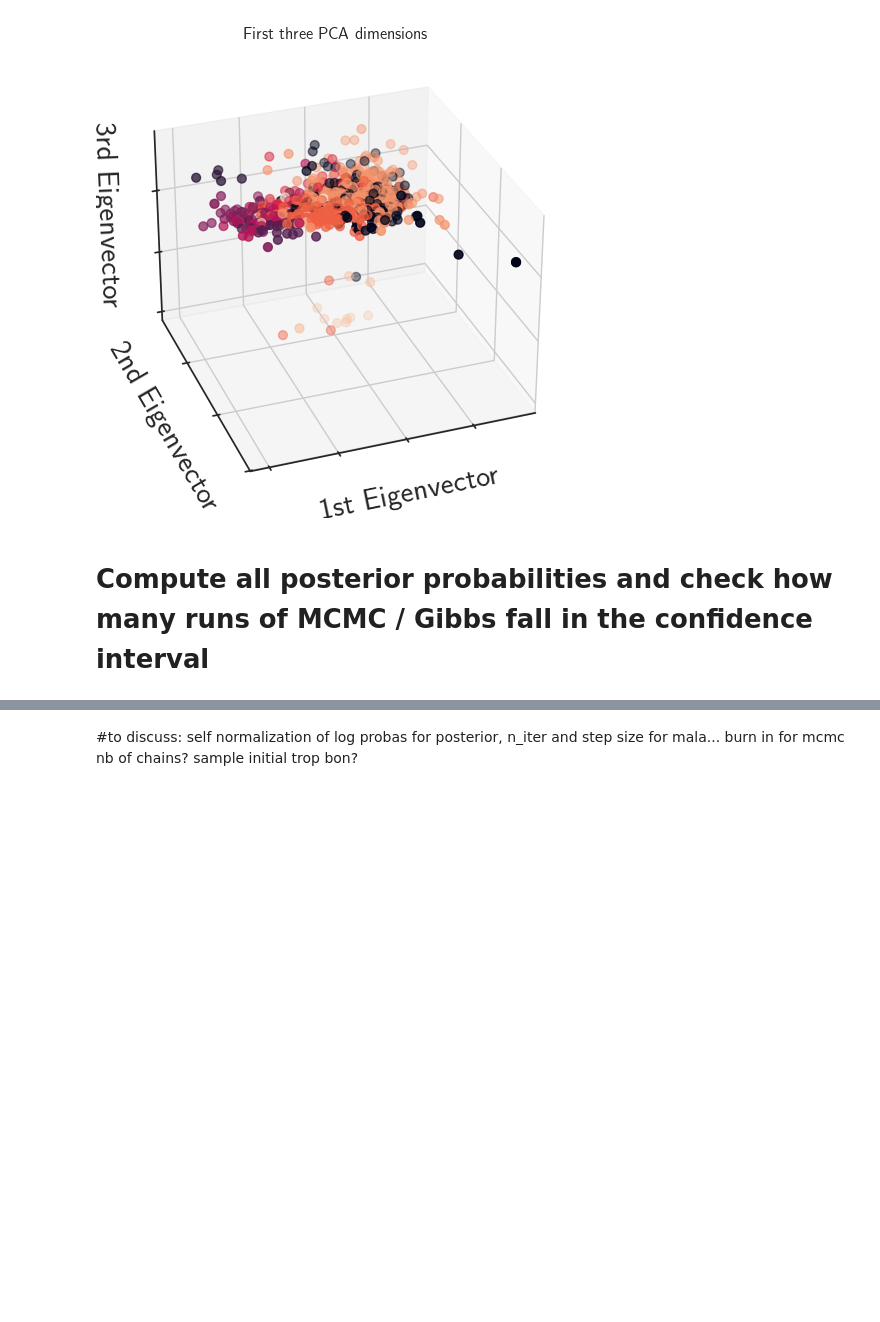
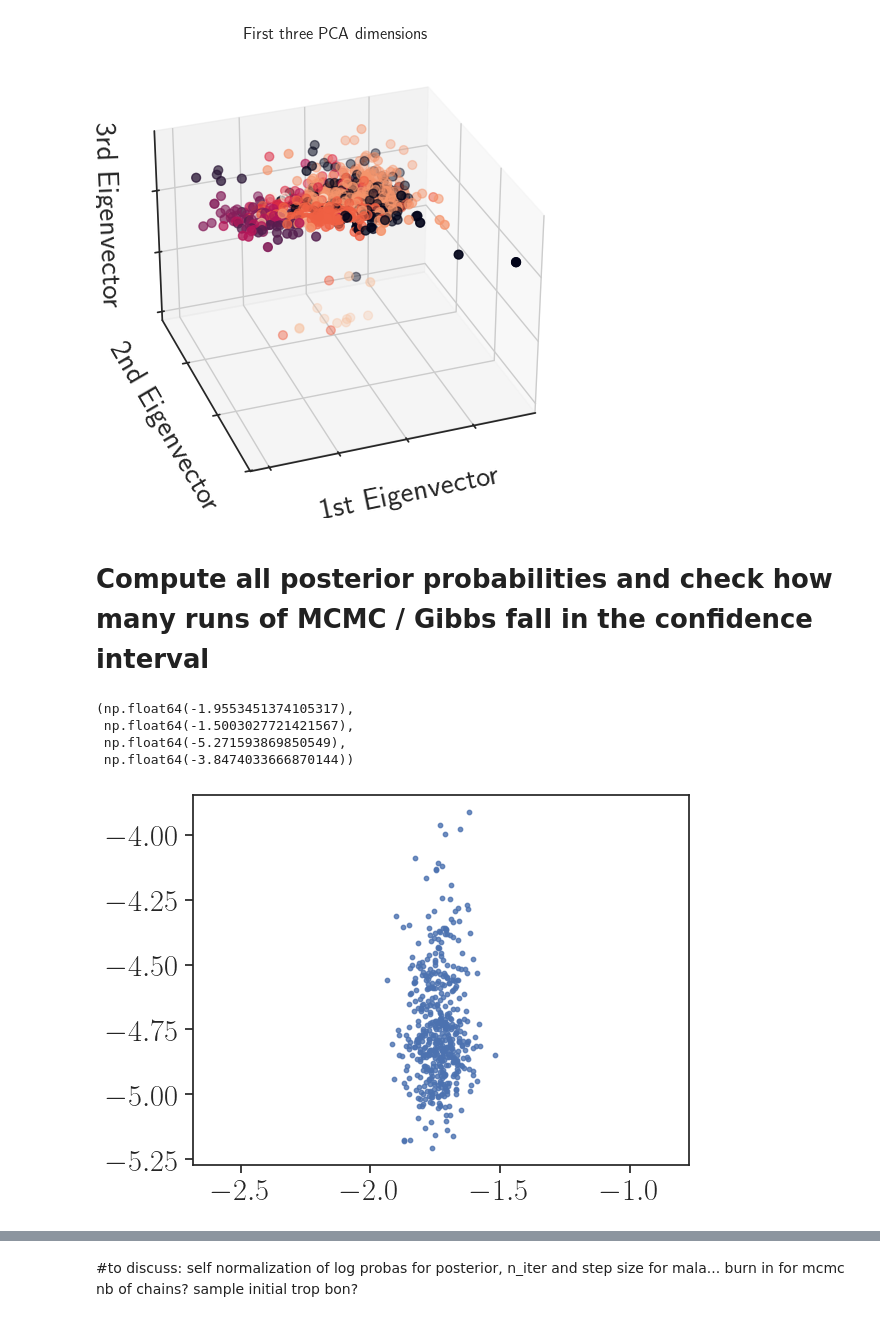
Before and after one commit to mrouault/mc-gibbs, a Jupyter notebook: notebooks/xps_gretsi.ipynb, the cells around one changed output, grey strips where cells are left out. Cells and saved outputs as stored; diff of their text form; code cells hidden in the pictures; blank space fills up the shorter version.

```diff
--- a/notebooks/xps_gretsi.ipynb
+++ b/notebooks/xps_gretsi.ipynb
@@ -393,18 +600,22 @@ Array([[0.332]], dtype=float64)
 # %%
 def V_ext(x):
 
-    R_2 = 9*9*(5* sigma)**2
-    outlier = norm_2_safe_for_grad(x) >= R_2
-    res = jnp.where(outlier, norm_2_safe_for_grad(x) - R_2, 0.)
+    #R_2 = 4*9*(5* sigma)**2
+    #R_2 = 25*81
+    outlier = (logit_prior().log_prob(x.reshape((1, 36))) == -jnp.inf)
+    #outlier = norm_2_safe_for_grad(x) >= R_2
+    #res = jnp.where(outlier, norm_2_safe_for_grad(x) - R_2, 0.)
+    res = jnp.where(outlier, jnp.inf, 0.)
     return res
 
 def V(x) :
-
     d, N_mh = sample_mh_pot.shape
     #attention dans le papier simods j'ai pris le même échantillon mcmc pour tous les x, c'est ok car on a les garanties en W_1 mais est ce qu'on a pas intérêt à indep ?
     k_inter = lambda j : K(x, sample_mh_pot[:, j])
     v_inter = jit(vmap(k_inter))(jnp.array([k for k in range(N_mh)])).sum() / N_mh
+    v = V_ext(x) - v_inter
+    #jax.debug.print("{v}", v = V_ext(x))
 
-    return V_ext(x) - v_inter
+    return v
 # %% [markdown]
 # Compute probability estimates with long MCMC chains and classify
@@ -416,10 +654,10 @@ def V(x) :
 ## One chain and classify
 # %%
 key, _ = random.split(key, 2)
-d = 81
+d = 36
 N = 100
 beta_N = 2*N**2
-target_mala = gibbs(d = d, N = N, K = K, V = V, beta_N = beta_N)
+target_mala = gibbs_logs(d = d, N = N, K = K, V = V, beta_N = beta_N)
 mvn_d = numpyro.distributions.MultivariateNormal(loc=jnp.zeros(d*N), covariance_matrix= jnp.eye(d*N))
 start_sample = mvn_d.sample(key, (1, ))
 # %%
@@ -483,9 +693,0 @@ all_chains = dict_chain_gibbs_500["chains"]
-# %%
-#tune acceptance, n_iter, and step_size
-key, _ = random.split(key, 2)
-start_sample = mvn_d.sample(key, (N, )).reshape((1, d*N))
-sample_mala, acceptance = jit(vmap(partial(mala,
-                               log_prob_target = target_mala.log_prob,
-                               n_iter = n_iter,
-                               step_size =  8*1e4 * beta_N**(-1))))(random.split(key, 1), start_sample)
-acceptance
@@ -499,12 +693,0 @@ mala_jitted = jit(vmap(partial(mala,
-# %%
-for i in range(3, n_chains):
-    print(i)
-    key, _ = random.split(key, 2)
-    start_sample = mvn_d.sample(key, (N, )).reshape((1, d*N))
-    sample_mala, acceptance = mala_jitted(random.split(key, 1), start_sample)
-    sample_mala_reshaped = sample_mala.reshape(d, N).T
-    all_acceptance.at[i].set(acceptance[0])
-    all_chains.at[i, :, :].set(sample_mala_reshaped)
-    dict_chain_gibbs_500["acceptance"] = all_acceptance
-    dict_chain_gibbs_500["chains"] = all_chains
-    pickle.dump(dict_chain_gibbs_500, open("drive/MyDrive/results_gretsi/mala_chains/chain_gibbs_500.p", "wb"))
@@ -749,0 +916,11 @@ mcmc_bayes = dic_chain_bayes["chain_bayes"]
+# %%
+fig, axes = plt.subplots()
+axes.scatter(*sample_mala.reshape((N, d))[:, :2].T, alpha = 0.8, s = 10)
+#axes = plt.gca()
+axes.axis('equal')
+# %% [output]
+(np.float64(-1.9553451374105317),
+ np.float64(-1.5003027721421567),
+ np.float64(-5.271593869850549),
+ np.float64(-3.8474033666870144))
+[figure, added]
```
Also changed, not shown: parts of 113 cells of this notebook, 2 other files.
